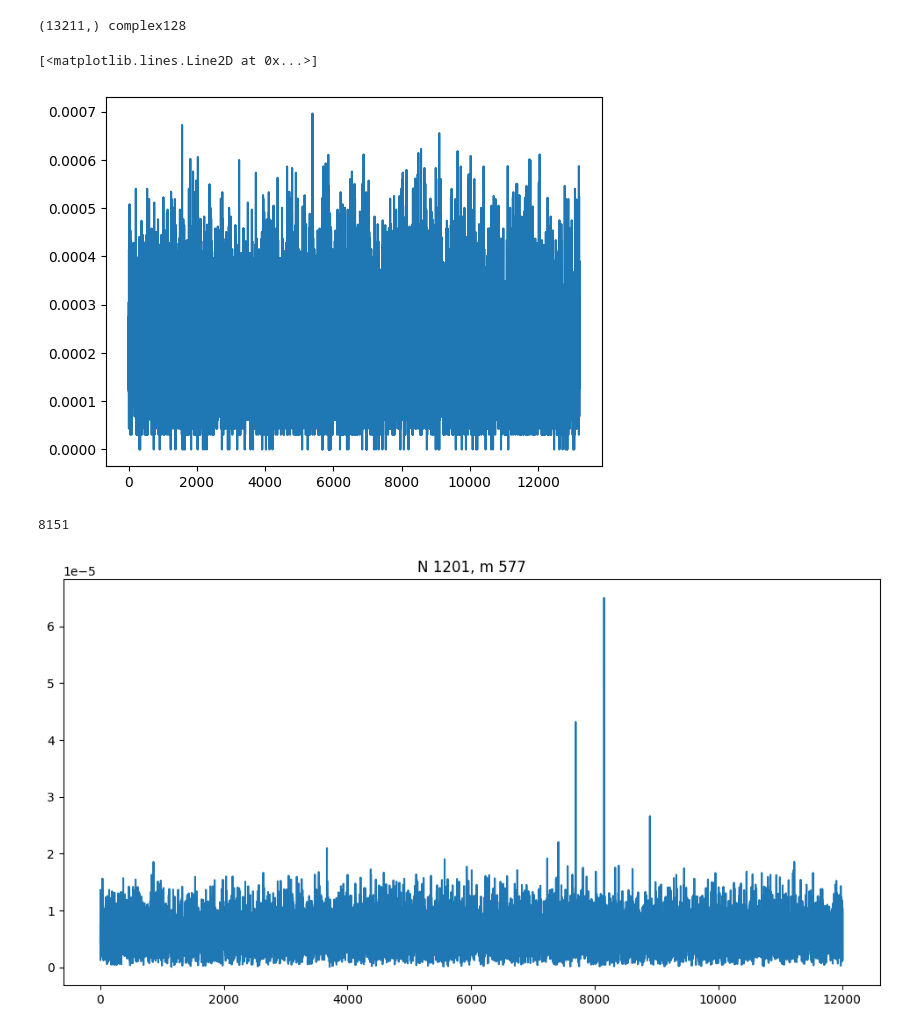
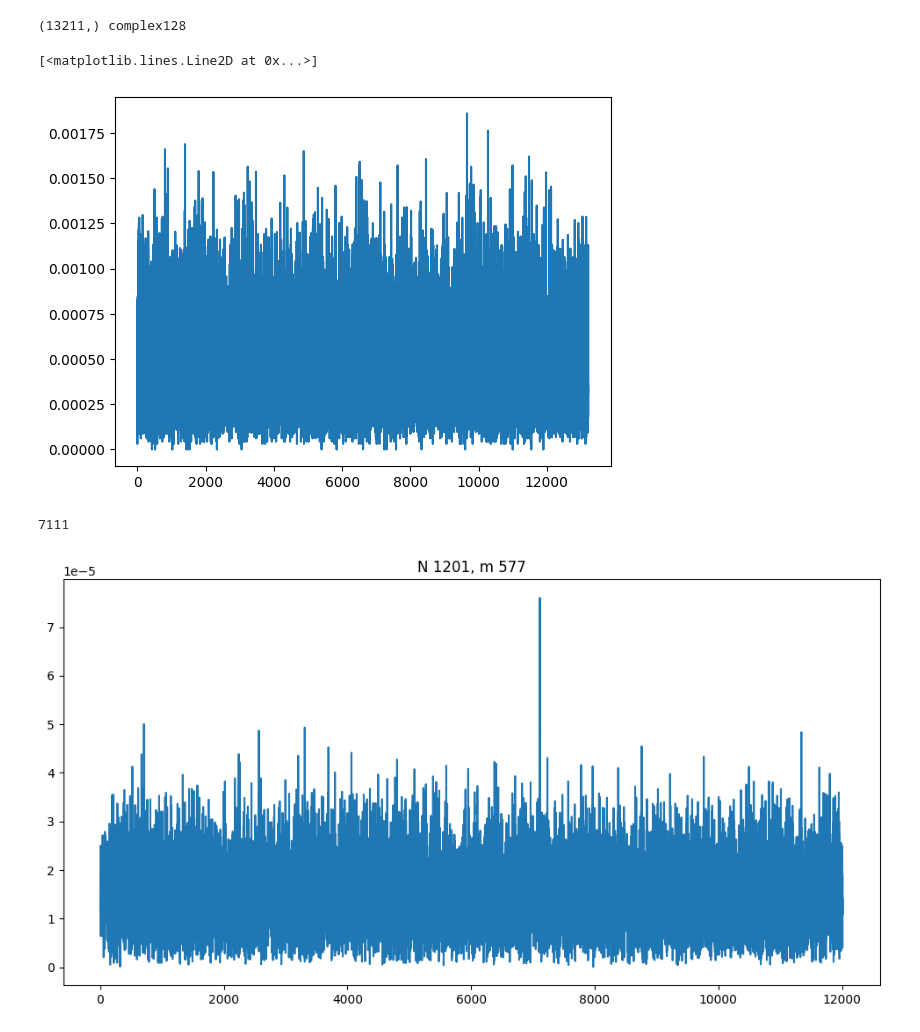
Before and after one commit to navya-xx/OTA-C, a Jupyter notebook: cpp/leaf_response_analysis.ipynb, the cells around one changed output. Cells and saved outputs as stored; diff of their text form; code cells hidden in the pictures.

```diff
--- a/cpp/leaf_response_analysis.ipynb
+++ b/cpp/leaf_response_analysis.ipynb
@@ -26,13 +26,13 @@ def read_complex_data(filename):
 
   return np.array(complex_data)
 # %%
-data = read_complex_data("./storage/32C79BE_leaf_test_18.dat")
+data = read_complex_data("./storage/32C79BE_leaf_test_7.dat")
 print(data.shape, data.dtype)
 plt.plot(np.abs(data))
 # %% [output]
 (13211,) complex128
 [<matplotlib.lines.Line2D at 0x...>]
-[figure, old version]
+[figure, new version]
 # %%
 N = 1201
 M_list = [577]
@@ -52,5 +52,5 @@ print(np.argmax(plot_data_list[0]))
 # print(np.diff(np.argwhere(plot_data > 60.0).squeeze()))
 # print(plot_data[np.argwhere(plot_data > 60.0).squeeze()])
 # %% [output]
-8151
+7111
-[figure, old version]
+[figure, new version]
```
